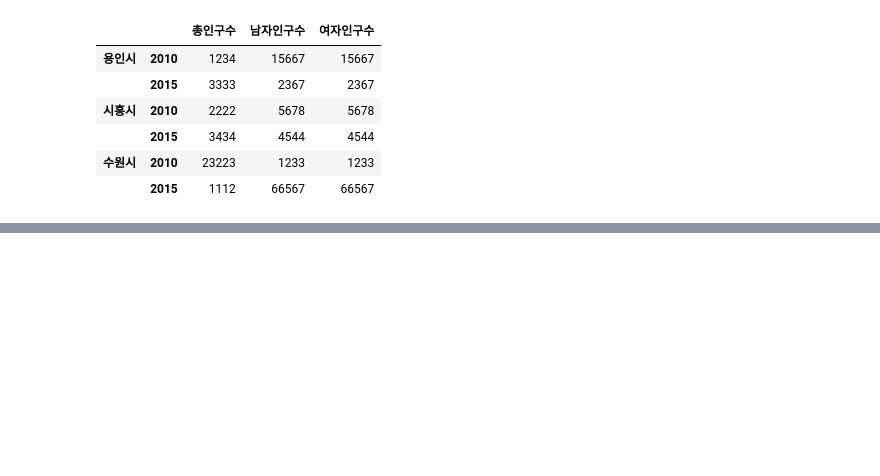
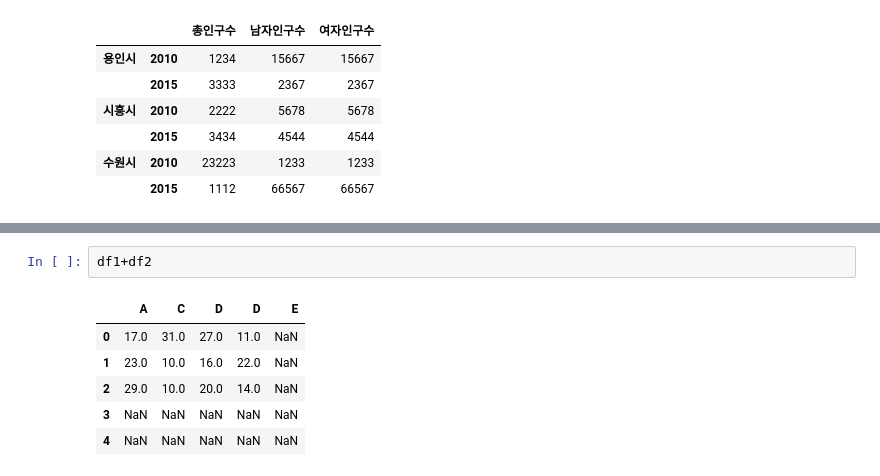
Before and after one commit to yumi-jun/LearnPandas, a Jupyter notebook: 판다스.ipynb, the cells around one changed output, grey strips where cells are left out. Cells and saved outputs as stored; diff of their text form; blank space fills up the shorter version.

```diff
--- a/판다스.ipynb
+++ b/판다스.ipynb
@@ -493,0 +473,9 @@ dtype: int64
+# %%
+df1+df2
+# %% [output]
+|  | A | C | D | D | E |
+| 0 | 17.0 | 31.0 | 27.0 | 11.0 | NaN |
+| 1 | 23.0 | 10.0 | 16.0 | 22.0 | NaN |
+| 2 | 29.0 | 10.0 | 20.0 | 14.0 | NaN |
+| 3 | NaN | NaN | NaN | NaN | NaN |
+| 4 | NaN | NaN | NaN | NaN | NaN |
```
Also changed, not shown: parts of 24 cells of this notebook.
